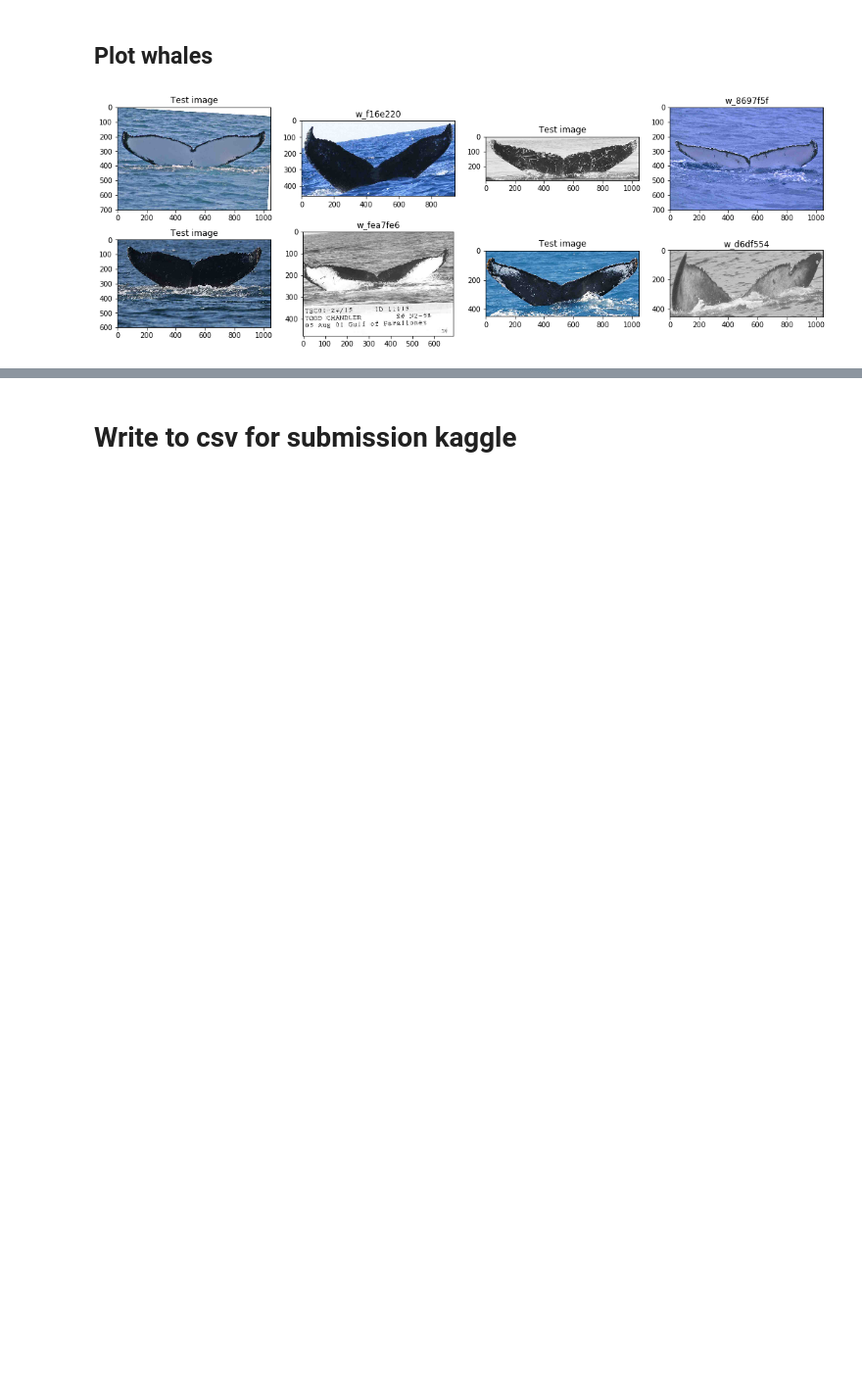
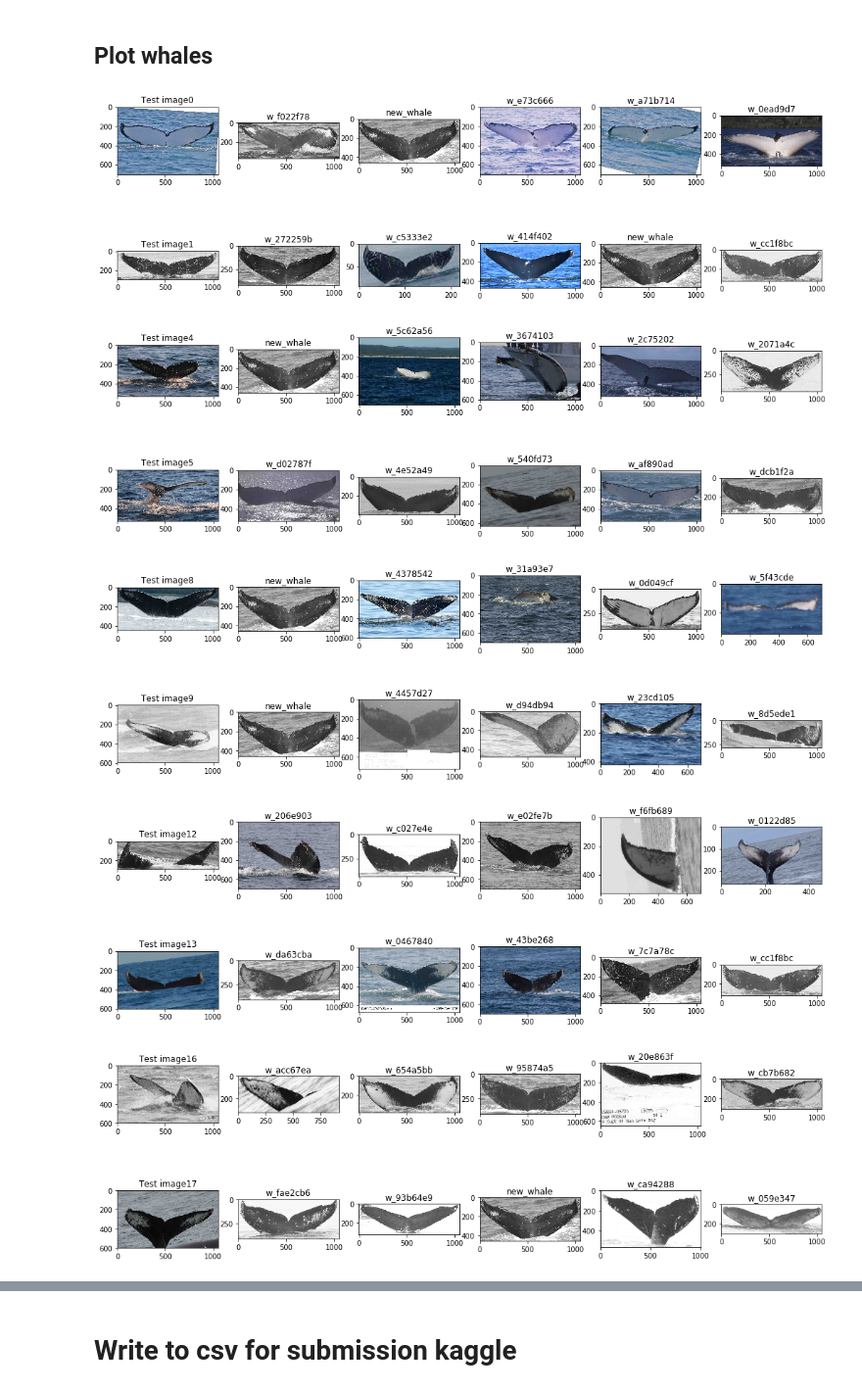
Before and after one commit to rompear/whale_challenge, a Jupyter notebook: Whale.ipynb, the cells around one changed output, grey strips where cells are left out. Shown at 98% size. Drawn from its saved outputs; the diff is of its cells as text; code cells hidden in the pictures; blank space fills up the shorter version.

Commit message:
preprocessing

```diff
--- a/Whale.ipynb
+++ b/Whale.ipynb
@@ -126,11 +145,11 @@ print(type(train_images[0][0][0]))
 test_images = []
 for image_path, _ in df_test.values:
     #read image
-    image = cv2.imread(TEST_IMAGES + image_path, 0)
+#     image = cv2.imread(TEST_IMAGES + image_path, 0)
 
     #crop image to 28 X 28:
-    image = cv2.resize(image, (28, 28))
-    test_images.append(image)
+    images = create_images(TEST_IMAGES + image_path)
+    test_images.append(images[0])
 
 test_images = np.asarray(test_images, dtype=np.float32)
 # %%
@@ -206,7 +238,7 @@ def cnn_model_fn(features, labels, mode):
 # %%
 # Create the Estimator
 whale_classifier = tf.estimator.Estimator(
-    model_fn=cnn_model_fn, model_dir="./tensorflow_logs/whale_challange_8")
+    model_fn=cnn_model_fn, model_dir="./tensorflow_logs/whale_challange_38_preprocessing")
 
 # Set up logging for predictions
 tensors_to_log = {"probabilities": "softmax_tensor"}
@@ -277,13 +316,22 @@ prediction_list[1]
 # %% [markdown]
 ## Plot whales
-# %%
-plot_images = []
-for idx, prediction in enumerate(prediction_list[16:20]):
-    plot_images.append([df_test.Image.values[idx], "Test image"])
-    plot_images.append([df_train.Image.unique()[prediction['classes']], df_train.loc[df_train.Image == df_train.Image.unique()[prediction['classes']]].Id.values[0] ])
-
-#     plot_images.append([test_images[idx], "Train image"])
-
-make_plot_whales(plot_images)
-# %% [output]
-[figure, removed]
+# %%
+import heapq
+import time
+
+for i in range(0, 10):
+    plot_images = []
+    for j, prediction in enumerate(prediction_list[i*4 + i : i*4 + i +2]):
+        idx = i*4 + j
+        plot_images.append([df_test.Image.values[idx], "Test image" + str(idx)])
+        for label in heapq.nlargest(5, prediction['probabilities']):
+            prediction_class = list(prediction['probabilities']).index(label)
+            df_whale = df_train.loc[df_train.Id == df_train.Id.unique()[prediction_class]]
+            plot_images.append([df_whale.Image.values[0], df_whale.Id.values[0]])
+    make_plot_whales(plot_images)
+# %% [output]
+[figure, added]
+[figure, added]
+[figure, added]
+[figure, added]
+[figure, added]
```
Also changed, not shown: parts of 25 cells of this notebook.
